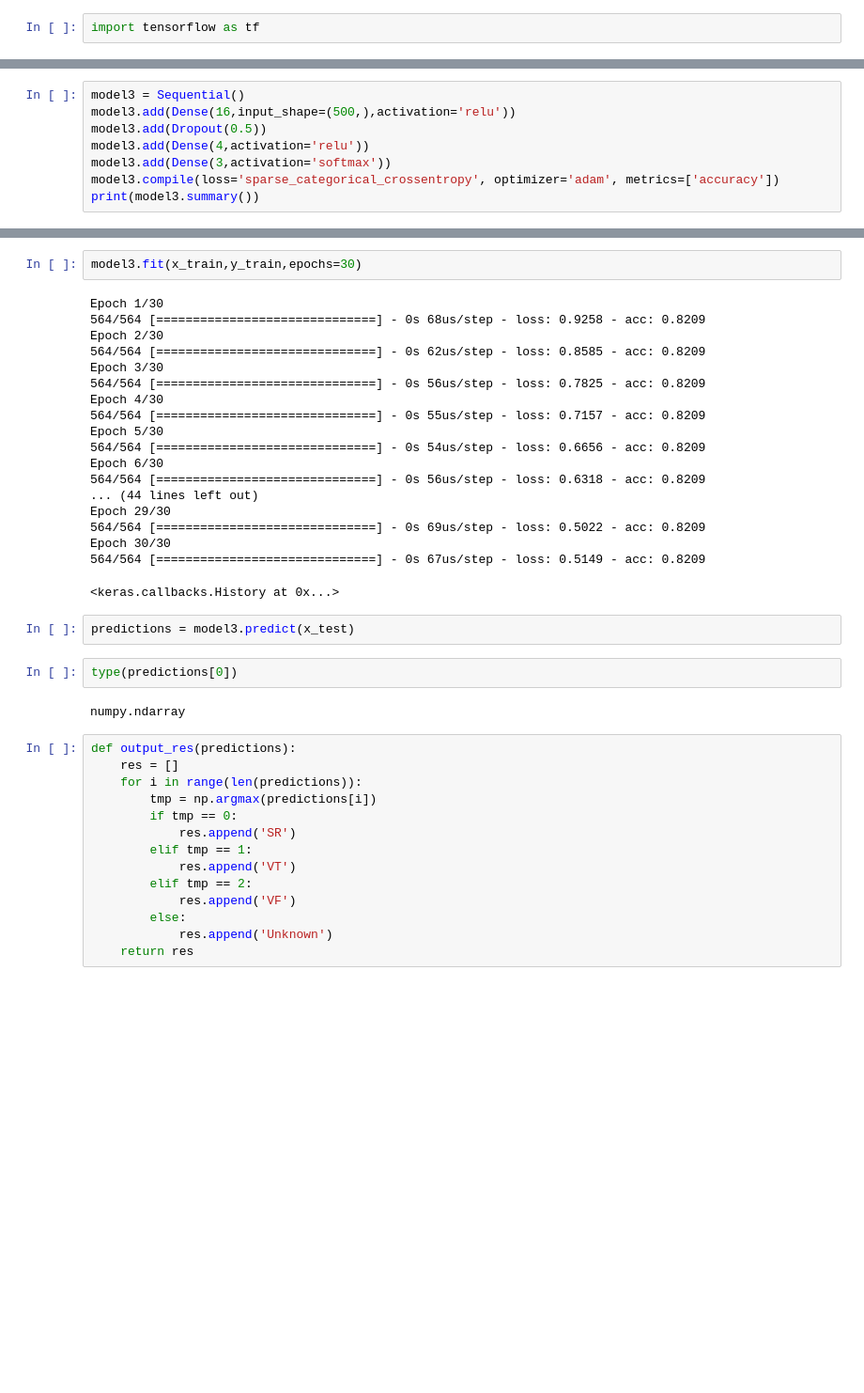
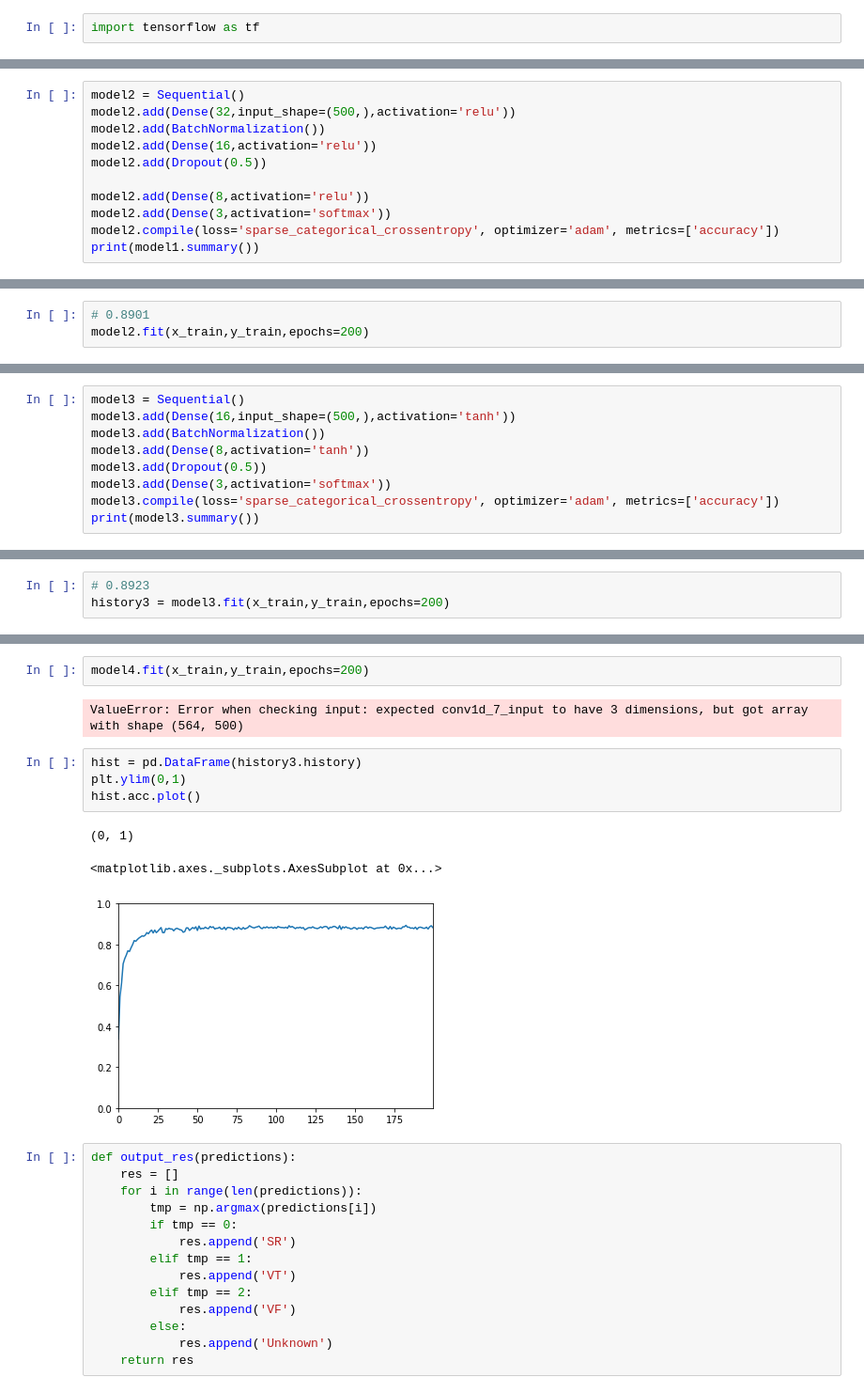
Before and after one commit to Kurokawashiro/lz, a Jupyter notebook: lz.ipynb, the cells around one changed output, grey strips where cells are left out. Shown at 94% size. Saved outputs shown, nothing was run; the diff lists cells and outputs as text; blank space fills up the shorter version.

Commit message:
Add files via upload
tuning models

```diff
--- a/lz.ipynb
+++ b/lz.ipynb
@@ -324,0 +371,11 @@ import tensorflow as tf
+# %%
+model2 = Sequential()
+model2.add(Dense(32,input_shape=(500,),activation='relu'))
+model2.add(BatchNormalization())
+model2.add(Dense(16,activation='relu'))
+model2.add(Dropout(0.5))
+
+model2.add(Dense(8,activation='relu'))
+model2.add(Dense(3,activation='softmax'))
+model2.compile(loss='sparse_categorical_crossentropy', optimizer='adam', metrics=['accuracy'])
+print(model1.summary())
@@ -324,0 +403,3 @@ import tensorflow as tf
+# %%
+# 0.8901
+model2.fit(x_train,y_train,epochs=200)
@@ -325,8 +425,9 @@ import tensorflow as tf
 # %%
 model3 = Sequential()
-model3.add(Dense(16,input_shape=(500,),activation='relu'))
+model3.add(Dense(16,input_shape=(500,),activation='tanh'))
+model3.add(BatchNormalization())
+model3.add(Dense(8,activation='tanh'))
 model3.add(Dropout(0.5))
-model3.add(Dense(4,activation='relu'))
 model3.add(Dense(3,activation='softmax'))
 model3.compile(loss='sparse_categorical_crossentropy', optimizer='adam', metrics=['accuracy'])
 print(model3.summary())
@@ -348,2 +451,5 @@ Non-trainable params: 0
 _________________________________________________________________
 None
+# %%
+# 0.8923
+history3 = model3.fit(x_train,y_train,epochs=200)
@@ -350,30 +503,15 @@ None
 # %%
-model3.fit(x_train,y_train,epochs=30)
+model4.fit(x_train,y_train,epochs=200)
 # %% [output]
-Epoch 1/30
-564/564 [==============================] - 0s 68us/step - loss: 0.9258 - acc: 0.8209
-Epoch 2/30
-564/564 [==============================] - 0s 62us/step - loss: 0.8585 - acc: 0.8209
-Epoch 3/30
-564/564 [==============================] - 0s 56us/step - loss: 0.7825 - acc: 0.8209
-Epoch 4/30
-564/564 [==============================] - 0s 55us/step - loss: 0.7157 - acc: 0.8209
-Epoch 5/30
-564/564 [==============================] - 0s 54us/step - loss: 0.6656 - acc: 0.8209
-Epoch 6/30
-564/564 [==============================] - 0s 56us/step - loss: 0.6318 - acc: 0.8209
-... (44 lines left out)
-Epoch 29/30
-564/564 [==============================] - 0s 69us/step - loss: 0.5022 - acc: 0.8209
-Epoch 30/30
-564/564 [==============================] - 0s 67us/step - loss: 0.5149 - acc: 0.8209
+ValueError: Error when checking input: expected conv1d_7_input to have 3 dimensions, but got array with shape (564, 500)
-<keras.callbacks.History at 0x...>
-# %%
-predictions = model3.predict(x_test)
-# %%
-type(predictions[0])
-# %% [output]
-numpy.ndarray
+# %%
+hist = pd.DataFrame(history3.history)
+plt.ylim(0,1)
+hist.acc.plot()
+# %% [output]
+(0, 1)
+<matplotlib.axes._subplots.AxesSubplot at 0x...>
+[figure, added]
 # %%
 def output_res(predictions):
     res = []
```
Also changed, not shown: parts of 17 cells of this notebook.
